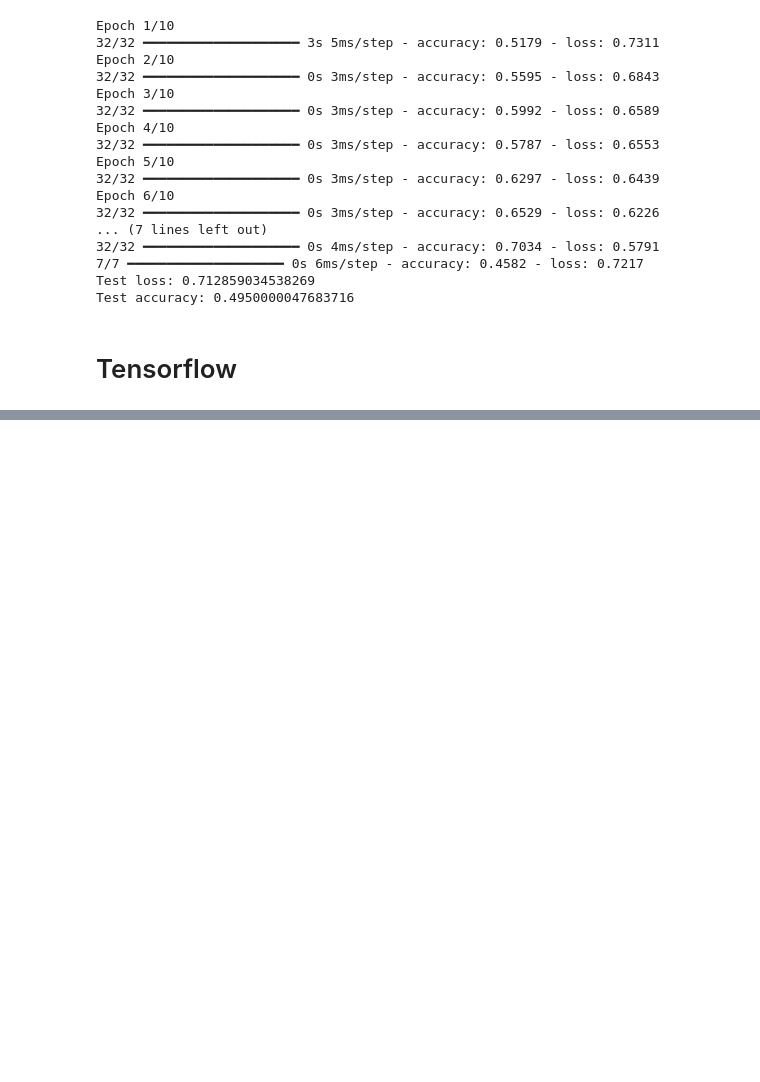
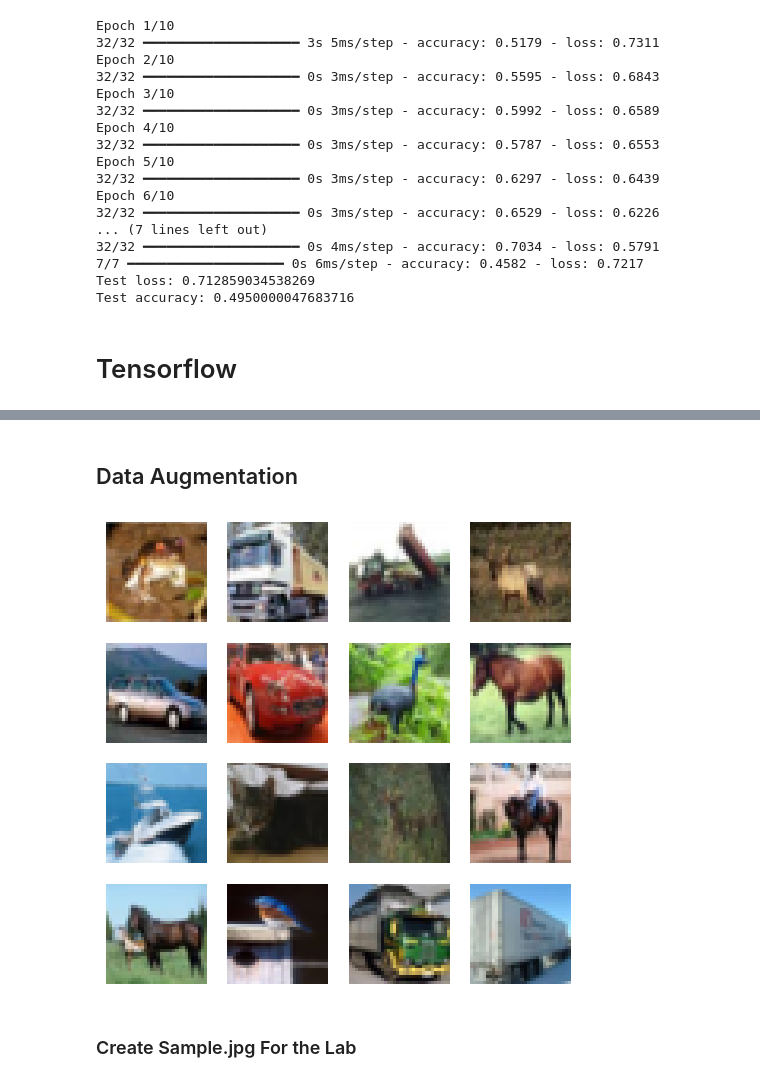
Before and after one commit to TimLL123456/Learning, a Jupyter notebook: Deep_Learning_with_Keras_and_Tensorflow.ipynb, the cells around one changed output, grey strips where cells are left out. Saved outputs shown, nothing was run; the diff lists cells and outputs as text; code cells hidden in the pictures; blank space fills up the shorter version.

```diff
--- a/Deep_Learning_with_Keras_and_Tensorflow.ipynb
+++ b/Deep_Learning_with_Keras_and_Tensorflow.ipynb
@@ -376,0 +596,2 @@ Model: "sequential"
+# %% [markdown]
+## Data Augmentation
@@ -376,0 +603,18 @@ Model: "sequential"
+# %%
+(x_train, y_train), (x_test, y_test) = tf.keras.datasets.cifar10.load_data()
+
+### Normalize - Before: RGB [255, 127, 64] → After: Normalized [1.0, 0.498, 0.251]
+### Activations like ReLU produce meaningful gradients when inputs are in this range
+# x_train = x_train.astype("float32") / 255.0
+# x_test = x_test.astype("float32") / 255.0
+
+plt.figure(figsize=(6, 6))
+for i in range(16):
+    plt.subplot(4, 4, i+1)
+    plt.imshow(x_train[i])
+    plt.axis("off")
+plt.show()
+# %% [output]
+[figure, added]
+# %% [markdown]
+### Create Sample.jpg For the Lab
```
Also changed, not shown: parts of 45 cells of this notebook.
